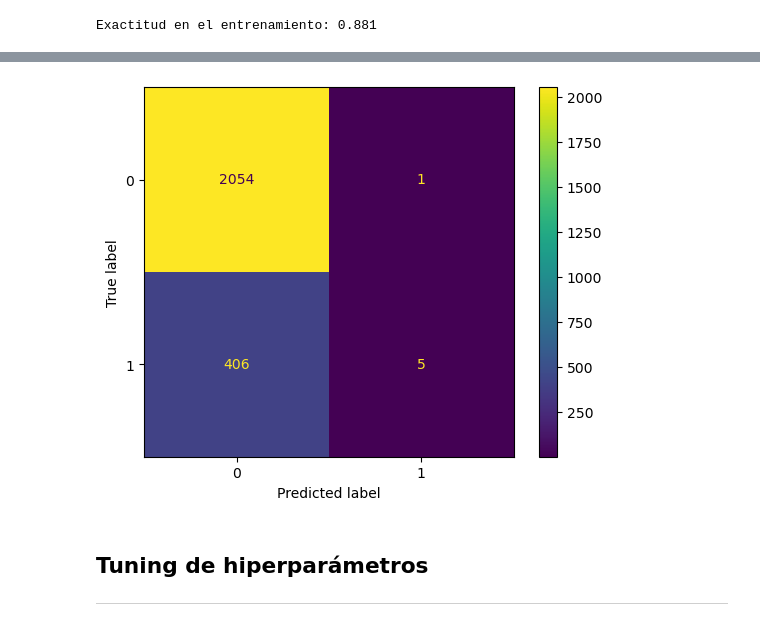
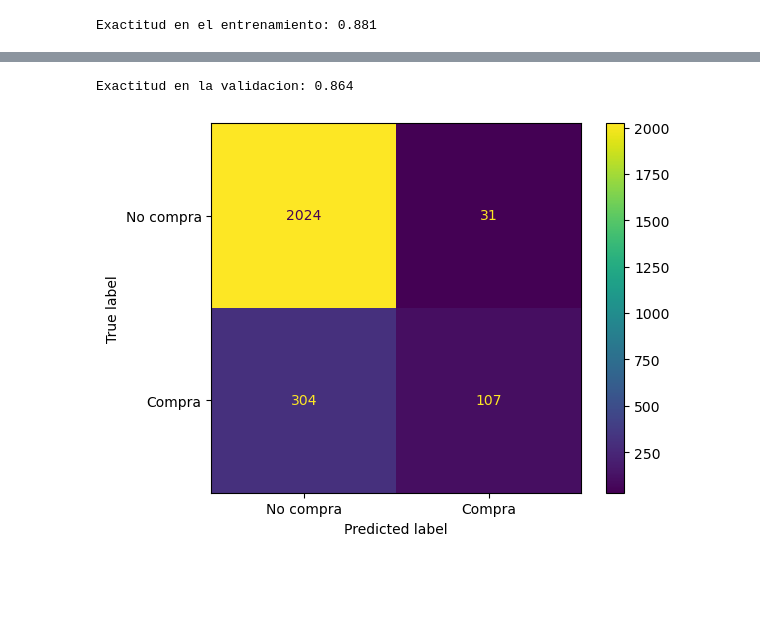
Before and after one commit to Leostark95/Anal-tica-II---Proyecto-1, a Jupyter notebook: decision_tree.ipynb, the cells around one changed output, grey strips where cells are left out. Cells and saved outputs as stored; diff of their text form; code cells hidden in the pictures; blank space fills up the shorter version.

```diff
--- a/decision_tree.ipynb
+++ b/decision_tree.ipynb
@@ -92,8 +92,8 @@ df_1 = pd.concat([df_nums_scaled, df_cats_dummies], axis=1)
 # %% [markdown]
 ---
 # %%
-X = df_1.drop('Purchase', axis=1)
-y = df_1['Purchase']
+X = df_final.drop('Purchase', axis=1)
+y = df_final['Purchase']
 # %%
 X_train, X_test, y_train, y_test = train_test_split(X, y, test_size=0.2, random_state=42)
 
@@ -396,13 +146,14 @@ weighted avg       0.83      0.83      0.76      2466
-# %%
-from sklearn.metrics import confusion_matrix, ConfusionMatrixDisplay
-# Matriz de confusion
-cm = confusion_matrix(y_test, svm_model.predict(X_test))
-# Visualización de la matriz de confusion
-cm_display = ConfusionMatrixDisplay(confusion_matrix = cm)
-cm_display.plot()
-plt.show()
-# %% [output]
-[figure, removed]
-# %% [markdown]
-## <font color='056938'> **Tuning de hiperparámetros** </font>
----
+# %%
+y_pred = modelo.predict(X_test)
+
+# Exactitud en el conjunto de validación
+print('Exactitud en la validacion: %.3f'  %accuracy_score(y_test, y_pred))
+# %% [output]
+Exactitud en la validacion: 0.864
+# %%
+mc = confusion_matrix(y_test, y_pred)
+mc_display = ConfusionMatrixDisplay(confusion_matrix = mc, display_labels=['No compra', 'Compra'])
+mc_display.plot()
+plt.show()
+# %% [output]
+[figure, added]
```
Also changed, not shown: parts of 134 cells of this notebook.
